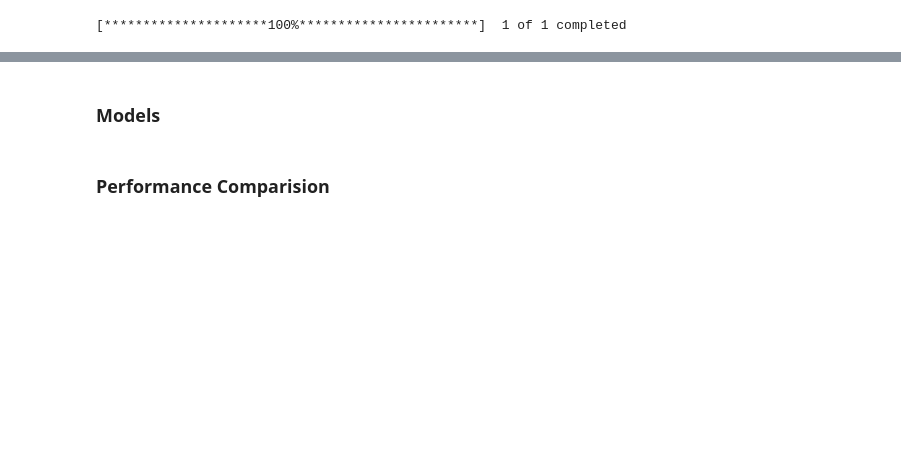
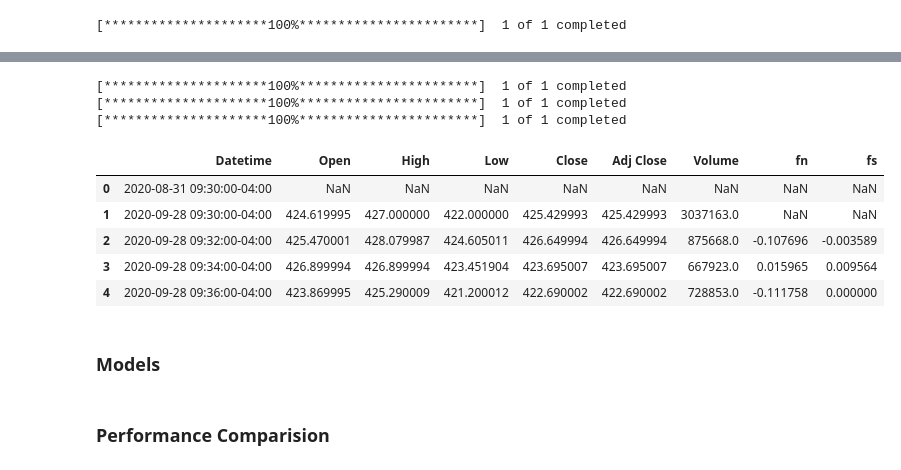
Before and after one commit to dataubc/stock_price_prediction, a Jupyter notebook: machine_learning/feature_eng.ipynb, the cells around one changed output, grey strips where cells are left out. Drawn from its saved outputs; the diff is of its cells as text; code cells hidden in the pictures; blank space fills up the shorter version.

```diff
--- a/machine_learning/feature_eng.ipynb
+++ b/machine_learning/feature_eng.ipynb
@@ -44,4 +44,38 @@ def read_data(stock='TSLA', period = "7d", interval = "2m"):
 
 
     return df
+# %%
+def read_data_enhanced(stock='TSLA', period = "60d", interval = "2m"):
+    '''
+    reading the data
+    '''
+
+
+    dfx = pdr.get_data_yahoo(stock,period = period,
+
+            # fetch data by interval (including intraday if period < 60 days)
+            # valid intervals: 1m,2m,5m,15m,30m,60m,90m,1h,1d,5d,1wk,1mo,3mo
+            # (optional, default is '1d')
+            interval = interval,).reset_index()
+
+
+
+    df_nasaq = read_data(stock='NDAQ', period = period, interval = interval).reset_index()[['Datetime','Open','Adj Close']]
+
+    df_nasaq['fn'] = ((df_nasaq['Open']/df_nasaq['Adj Close'].shift(1))-1)*100
+    df_nasaq= df_nasaq[['Datetime','fn']]
+
+
+    df_sp = read_data(stock='^GSPC', period = period, interval = interval).reset_index()[['Datetime','Open','Adj Close']]
+    df_sp['fs'] = ((df_sp['Open']/df_sp['Adj Close'].shift(1))-1)*100
+    df_sp= df_sp[['Datetime','fs']]
+
+
+    dfx = pd.merge(dfx,df_nasaq,on = ['Datetime'], how = 'left')
+
+    dfx = pd.merge(dfx,df_sp,on = ['Datetime'], how = 'left')
+
+
+
+    return dfx
 # %%
@@ -63,3 +97,16 @@ df1.tail()
+# %%
+df2 = read_data_enhanced(stock='TSLA')
+df2.head()
+# %% [output]
+[*********************100%***********************]  1 of 1 completed
+[*********************100%***********************]  1 of 1 completed
+[*********************100%***********************]  1 of 1 completed
+|  | Datetime | Open | High | Low | Close | Adj Close | Volume | fn | fs |
+| 0 | 2020-08-31 09:30:00-04:00 | NaN | NaN | NaN | NaN | NaN | NaN | NaN | NaN |
+| 1 | 2020-09-28 09:30:00-04:00 | 424.619995 | 427.000000 | 422.000000 | 425.429993 | 425.429993 | 3037163.0 | NaN | NaN |
+| 2 | 2020-09-28 09:32:00-04:00 | 425.470001 | 428.079987 | 424.605011 | 426.649994 | 426.649994 | 875668.0 | -0.107696 | -0.003589 |
+| 3 | 2020-09-28 09:34:00-04:00 | 426.899994 | 426.899994 | 423.451904 | 423.695007 | 423.695007 | 667923.0 | 0.015965 | 0.009564 |
+| 4 | 2020-09-28 09:36:00-04:00 | 423.869995 | 425.290009 | 421.200012 | 422.690002 | 422.690002 | 728853.0 | -0.111758 | 0.000000 |
 # %% [markdown]
 ### Models
 # %%
```
Also changed, not shown: parts of 23 cells of this notebook, 13 other files.
